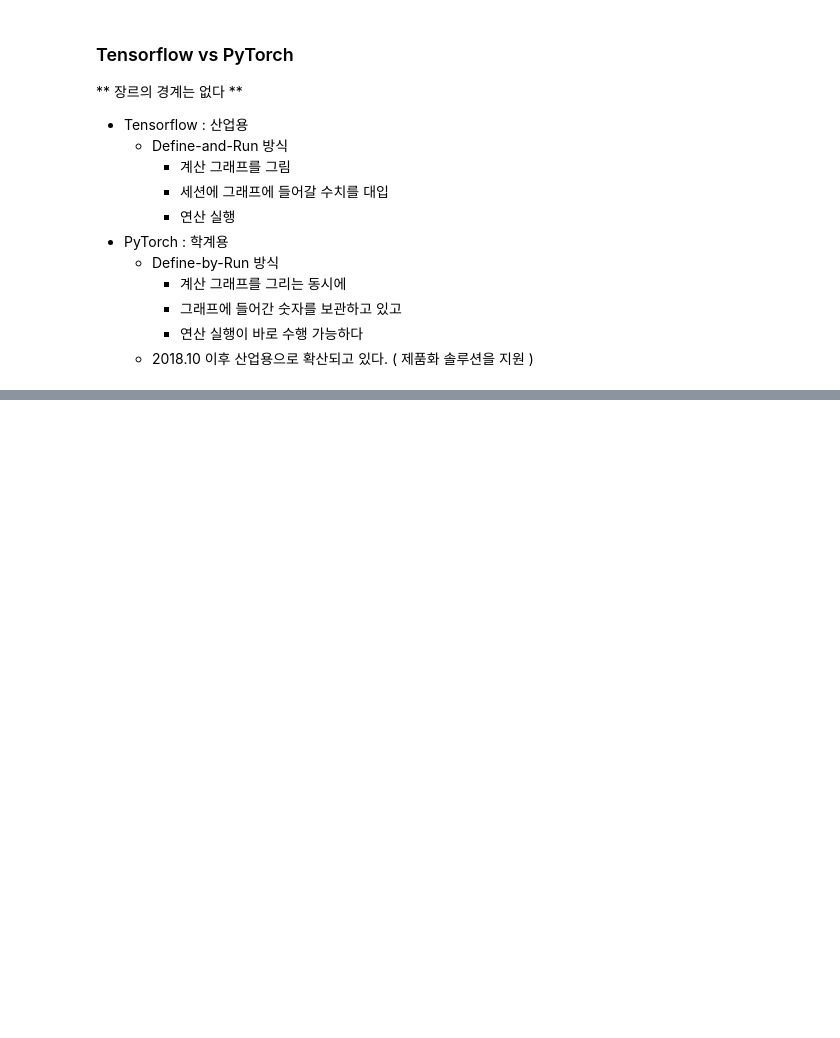
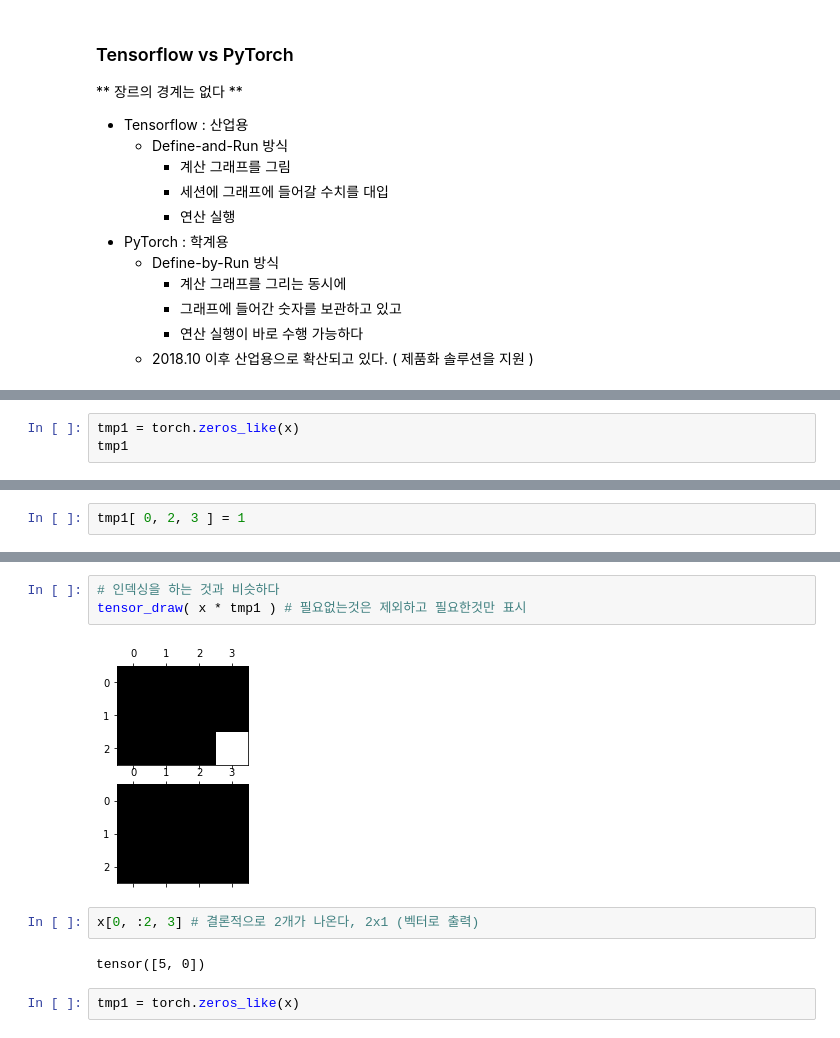
Before and after one commit to JeongsuMoon1/py_projects, a Jupyter notebook: dl/tensorflow/PyTorch 기초.ipynb, the cells around one changed output, grey strips where cells are left out. Drawn from its saved outputs; the diff is of its cells as text; blank space fills up the shorter version.

```diff
--- a/dl/tensorflow/PyTorch 기초.ipynb
+++ b/dl/tensorflow/PyTorch 기초.ipynb
@@ -45,0 +267,3 @@ ModuleNotFoundError: No module named 'epochs'
+# %%
+tmp1 = torch.zeros_like(x)
+tmp1
@@ -45,0 +278,2 @@ ModuleNotFoundError: No module named 'epochs'
+# %%
+tmp1[ 0, 2, 3 ] = 1
@@ -45,0 +290,11 @@ ModuleNotFoundError: No module named 'epochs'
+# %%
+# 인덱싱을 하는 것과 비슷하다
+tensor_draw( x * tmp1 ) # 필요없는것은 제외하고 필요한것만 표시
+# %% [output]
+[figure, added]
+# %%
+x[0, :2, 3] # 결론적으로 2개가 나온다, 2x1 (벡터로 출력)
+# %% [output]
+tensor([5, 0])
+# %%
+tmp1 = torch.zeros_like(x)
```
Also changed, not shown: parts of 103 cells of this notebook, 5 other files.
